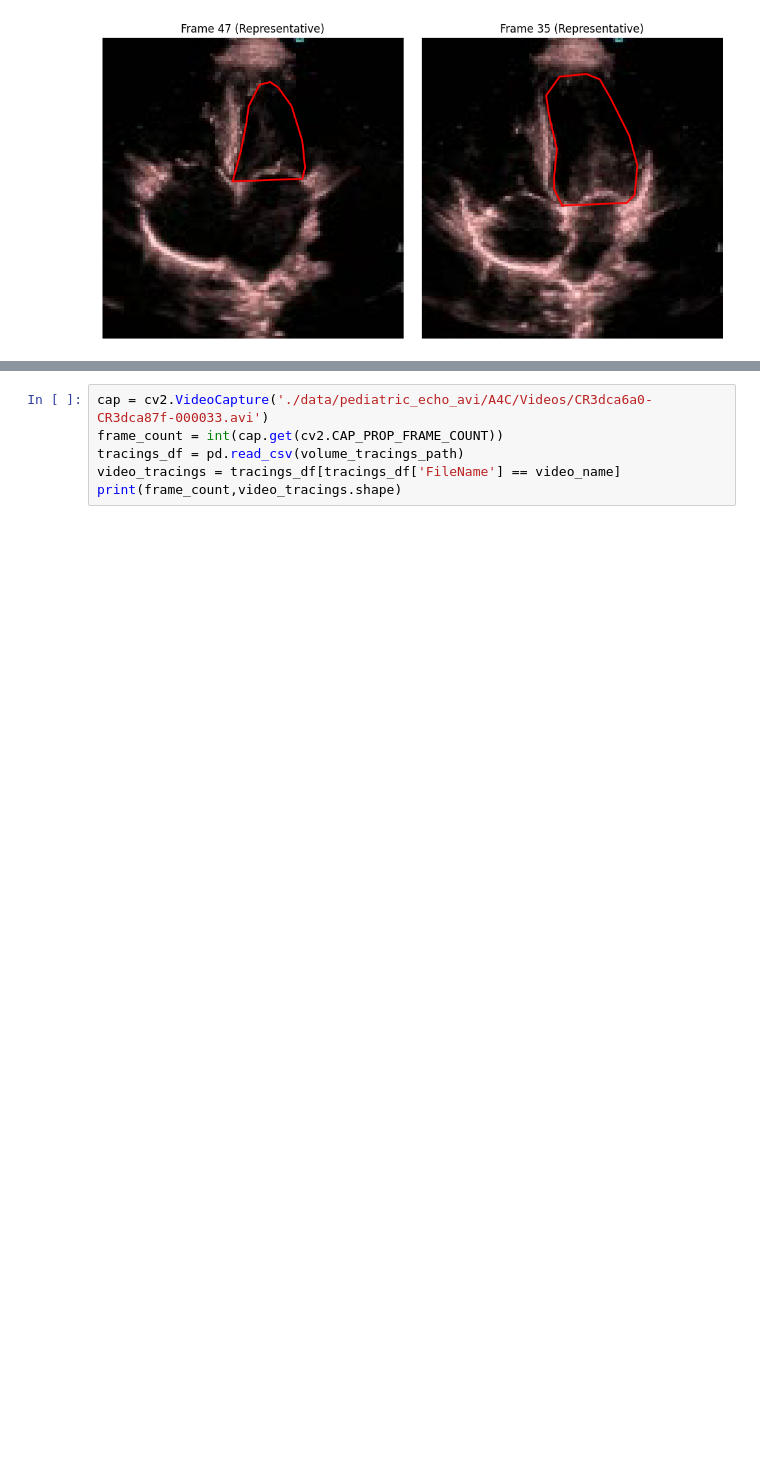
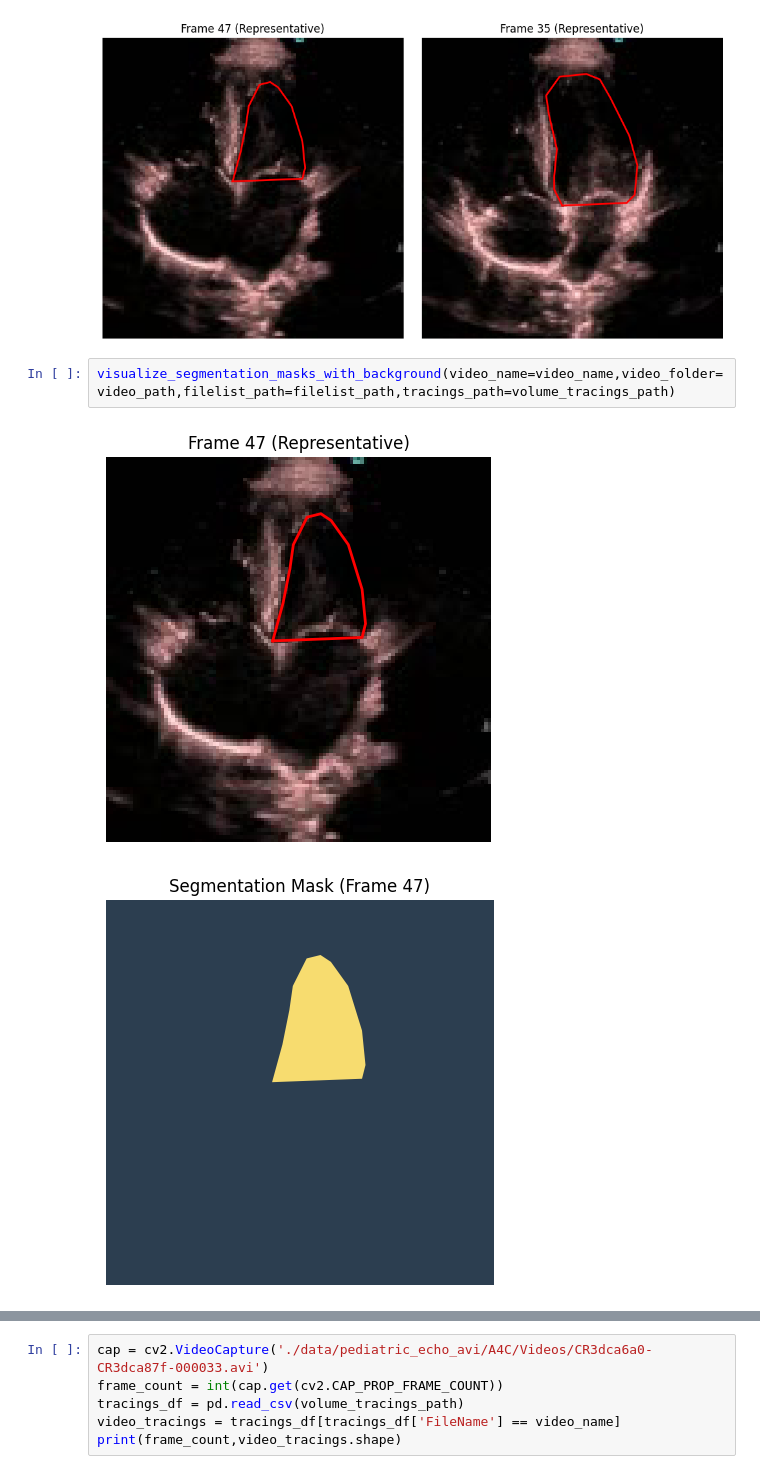
Before and after one commit to harshalchalke31/echoframe, a Jupyter notebook: test.ipynb, the cells around one changed output, grey strips where cells are left out. Cells and saved outputs as stored; diff of their text form; blank space fills up the shorter version.

Commit message:
segmentation masks

```diff
--- a/test.ipynb
+++ b/test.ipynb
@@ -15,3 +15,8 @@ volume_tracings_path = "./data/pediatric_echo_avi/A4C/VolumeTracings.csv"
 visualize_segmentation_masks(video_name=video_name,video_folder=video_path,filelist_path=filelist_path,tracings_path=volume_tracings_path)
 # %% [output]
 [figure]
+# %%
+visualize_segmentation_masks_with_background(video_name=video_name,video_folder=video_path,filelist_path=filelist_path,tracings_path=volume_tracings_path)
+# %% [output]
+[figure, added]
+[figure, added]
```
Also changed, not shown: parts of 3 cells of this notebook, 1 other file.
